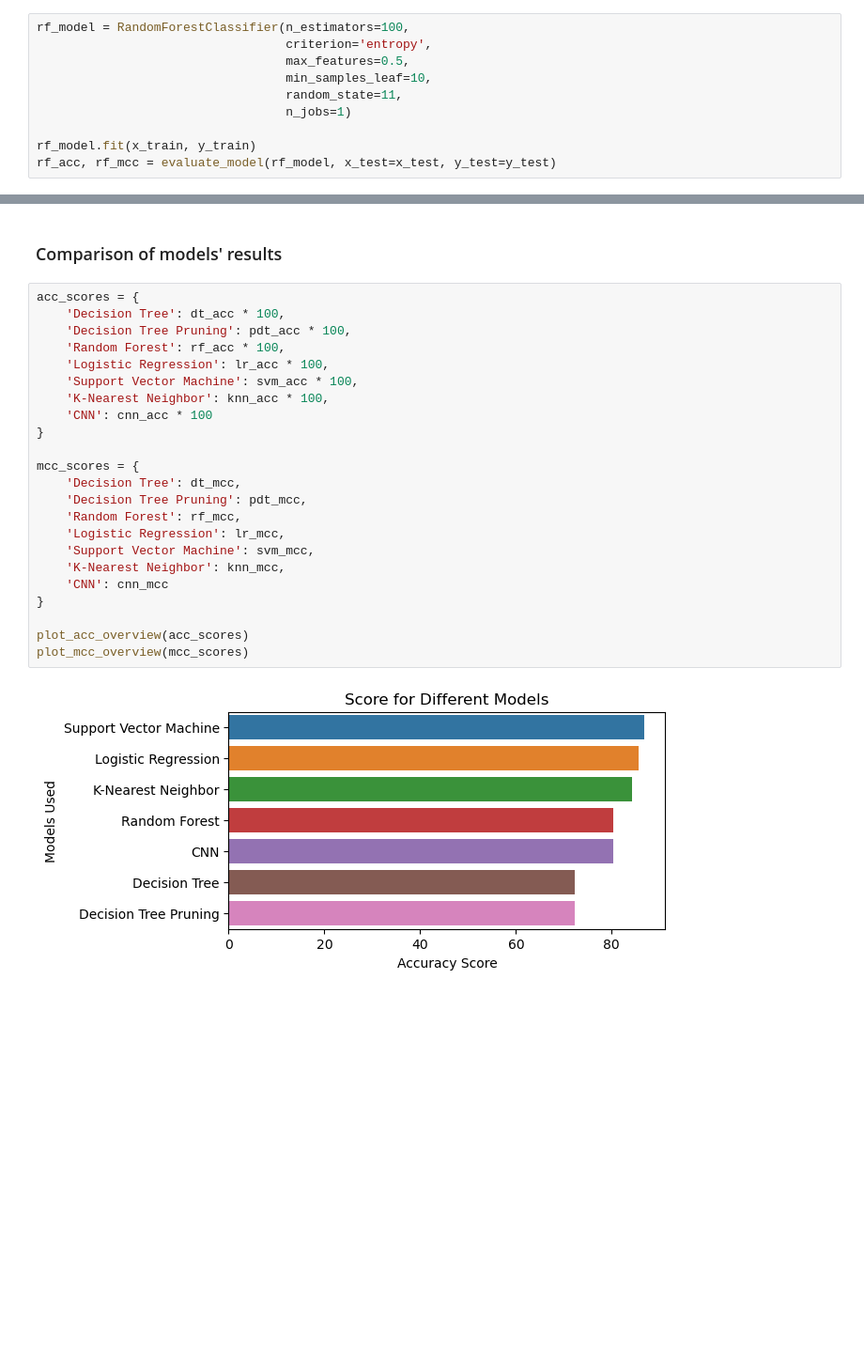
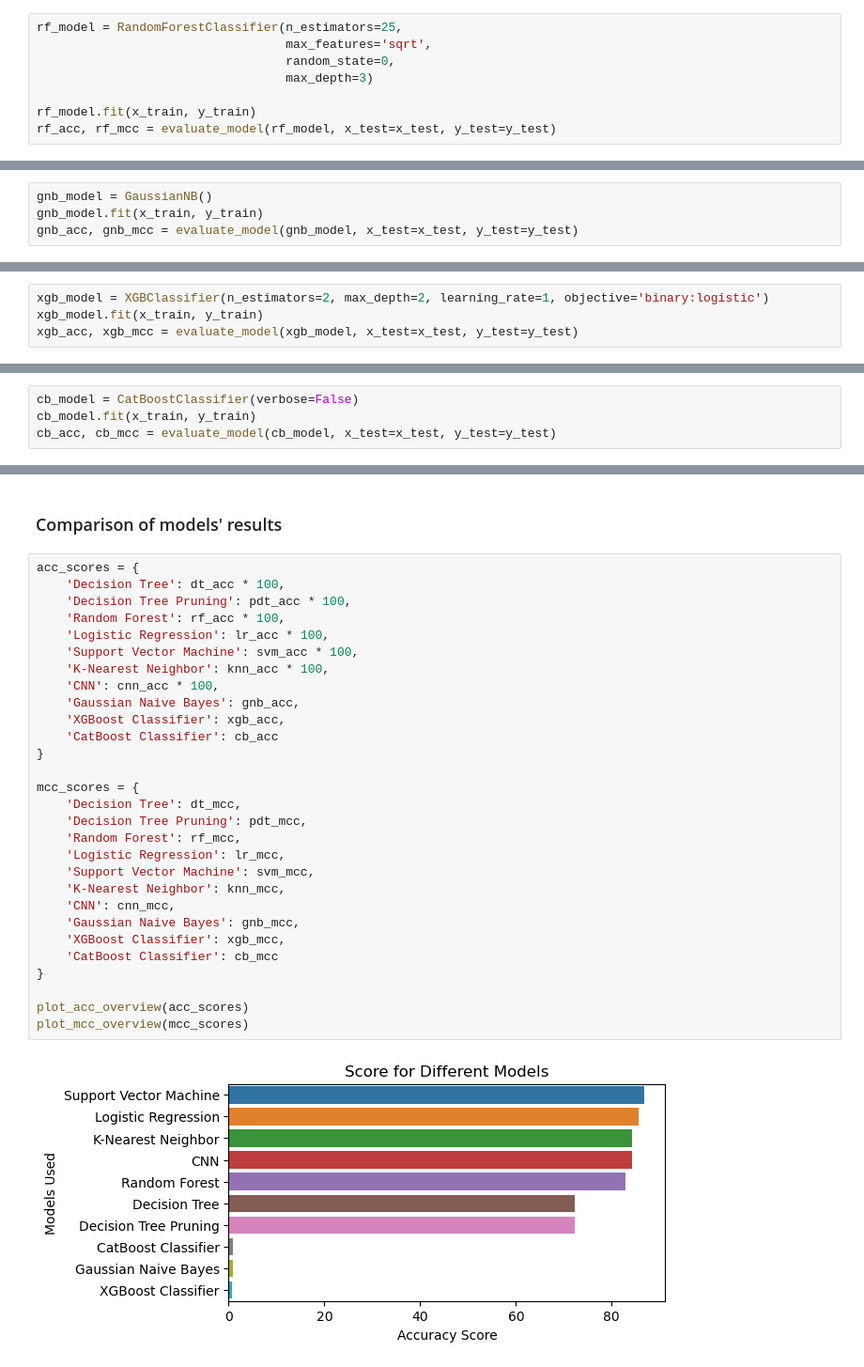
Before and after one commit to paulkli355/HeartFailure_Classification, a Jupyter notebook: classifier.ipynb, the cells around one changed output, grey strips where cells are left out. Shown at 94% size. Cells and saved outputs as stored; diff of their text form; blank space fills up the shorter version.

Commit message:
few models added, gridsearchcv for random forest

```diff
--- a/classifier.ipynb
+++ b/classifier.ipynb
@@ -161,10 +188,8 @@ plot_tree_based_model(pdt_model)
 # %%
-rf_model = RandomForestClassifier(n_estimators=100,
-                                  criterion='entropy',
-                                  max_features=0.5,
-                                  min_samples_leaf=10,
-                                  random_state=11,
-                                  n_jobs=1)
+rf_model = RandomForestClassifier(n_estimators=25,
+                                  max_features='sqrt',
+                                  random_state=0,
+                                  max_depth=3)
 
 rf_model.fit(x_train, y_train)
 rf_acc, rf_mcc = evaluate_model(rf_model, x_test=x_test, y_test=y_test)
@@ -351,0 +379,4 @@ weighted avg       0.84      0.84      0.84        76
+# %%
+gnb_model = GaussianNB()
+gnb_model.fit(x_train, y_train)
+gnb_acc, gnb_mcc = evaluate_model(gnb_model, x_test=x_test, y_test=y_test)
@@ -351,0 +402,4 @@ weighted avg       0.84      0.84      0.84        76
+# %%
+xgb_model = XGBClassifier(n_estimators=2, max_depth=2, learning_rate=1, objective='binary:logistic')
+xgb_model.fit(x_train, y_train)
+xgb_acc, xgb_mcc = evaluate_model(xgb_model, x_test=x_test, y_test=y_test)
@@ -351,0 +423,4 @@ weighted avg       0.84      0.84      0.84        76
+# %%
+cb_model = CatBoostClassifier(verbose=False)
+cb_model.fit(x_train, y_train)
+cb_acc, cb_mcc = evaluate_model(cb_model, x_test=x_test, y_test=y_test)
@@ -354,25 +452,31 @@ weighted avg       0.84      0.84      0.84        76
 # %%
 acc_scores = {
     'Decision Tree': dt_acc * 100,
     'Decision Tree Pruning': pdt_acc * 100,
     'Random Forest': rf_acc * 100,
     'Logistic Regression': lr_acc * 100,
     'Support Vector Machine': svm_acc * 100,
     'K-Nearest Neighbor': knn_acc * 100,
-    'CNN': cnn_acc * 100
+    'CNN': cnn_acc * 100,
+    'Gaussian Naive Bayes': gnb_acc,
+    'XGBoost Classifier': xgb_acc,
+    'CatBoost Classifier': cb_acc
 }
 
 mcc_scores = {
     'Decision Tree': dt_mcc,
     'Decision Tree Pruning': pdt_mcc,
     'Random Forest': rf_mcc,
     'Logistic Regression': lr_mcc,
     'Support Vector Machine': svm_mcc,
     'K-Nearest Neighbor': knn_mcc,
-    'CNN': cnn_mcc
+    'CNN': cnn_mcc,
+    'Gaussian Naive Bayes': gnb_mcc,
+    'XGBoost Classifier': xgb_mcc,
+    'CatBoost Classifier': cb_mcc
 }
 
 plot_acc_overview(acc_scores)
 plot_mcc_overview(mcc_scores)
 # %% [output]
-[figure, old version]
+[figure, new version]
```
Also changed, not shown: parts of 20 cells of this notebook, 2 other files.
